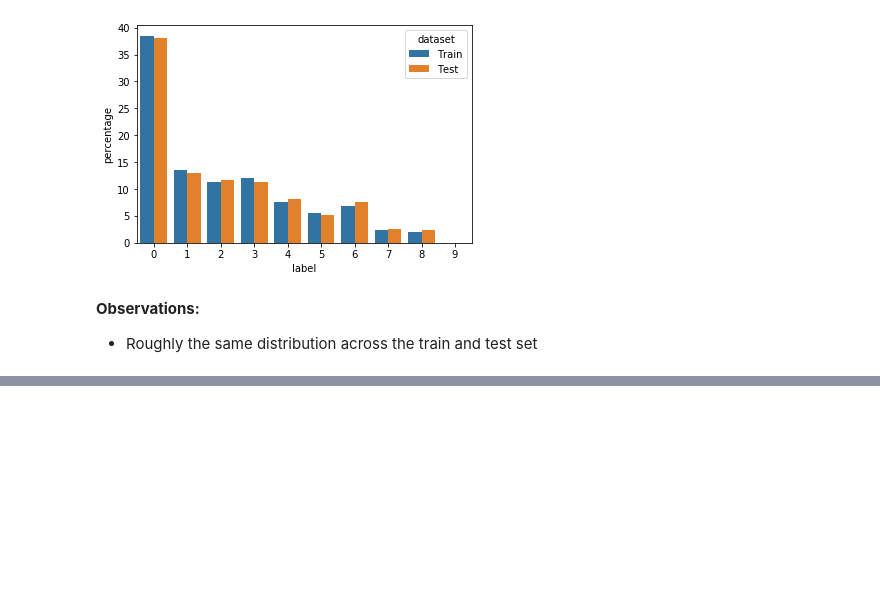
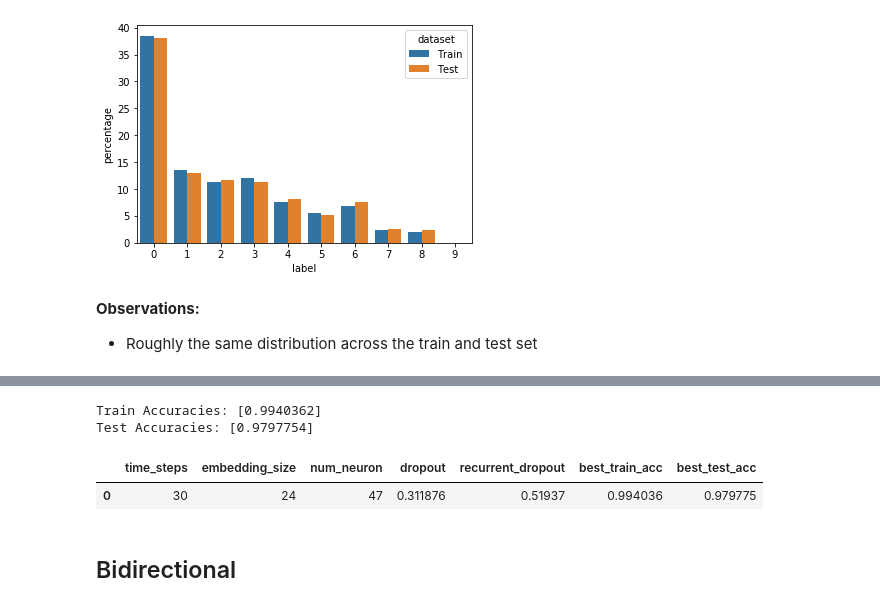
Before and after one commit to ngupta23/ds7337_nlp, a Jupyter notebook: Homework/NGupta_homework4.ipynb, the cells around one changed output, grey strips where cells are left out. Saved outputs shown, nothing was run; the diff lists cells and outputs as text; code cells hidden in the pictures; blank space fills up the shorter version.

```diff
--- a/Homework/NGupta_homework4.ipynb
+++ b/Homework/NGupta_homework4.ipynb
@@ -429,0 +734,24 @@ ax = sns.barplot(x="label", y="percentage", hue="dataset", data=label_dist)
+# %%
+best_train_accuracies = [max(history.history['accuracy']) for history in histories]
+best_test_accuracies = [max(history.history['val_accuracy']) for history in histories]
+print(f"Train Accuracies: {best_train_accuracies}")
+print(f"Test Accuracies: {best_test_accuracies}")
+# %% [output]
+Train Accuracies: [0.9940362]
+Test Accuracies: [0.9797754]
+# %%
+lstm_results_uni = pd.DataFrame({
+    'time_steps': num_time_steps,
+    'embedding_size':embedding_sizes,
+    'num_neuron': num_neurons,
+    'dropout': dropouts,
+    'recurrent_dropout': recurrent_dropouts,
+    'best_train_acc': best_train_accuracies,
+    'best_test_acc': best_test_accuracies
+  })
+lstm_results_uni
+# %% [output]
+|  | time_steps | embedding_size | num_neuron | dropout | recurrent_dropout | best_train_acc | best_test_acc |
+| 0 | 30 | 24 | 47 | 0.311876 | 0.51937 | 0.994036 | 0.979775 |
+# %% [markdown]
+## Bidirectional
```
Also changed, not shown: parts of 35 cells of this notebook.
